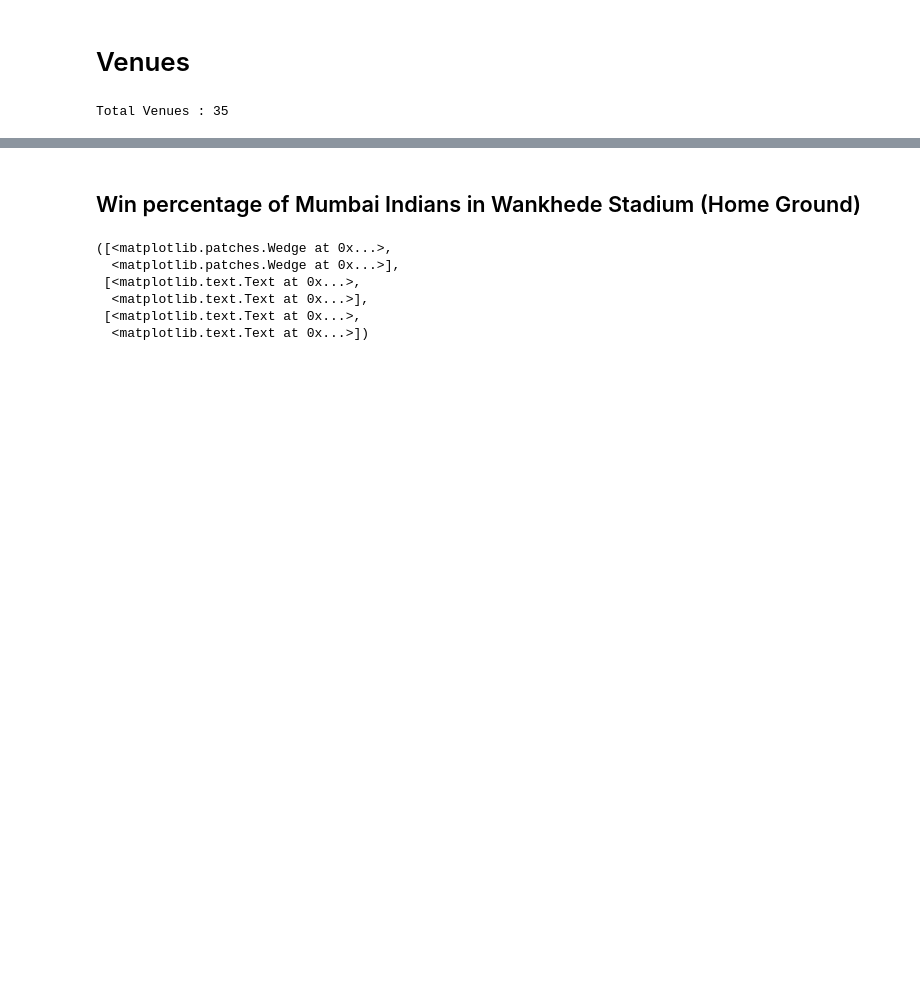
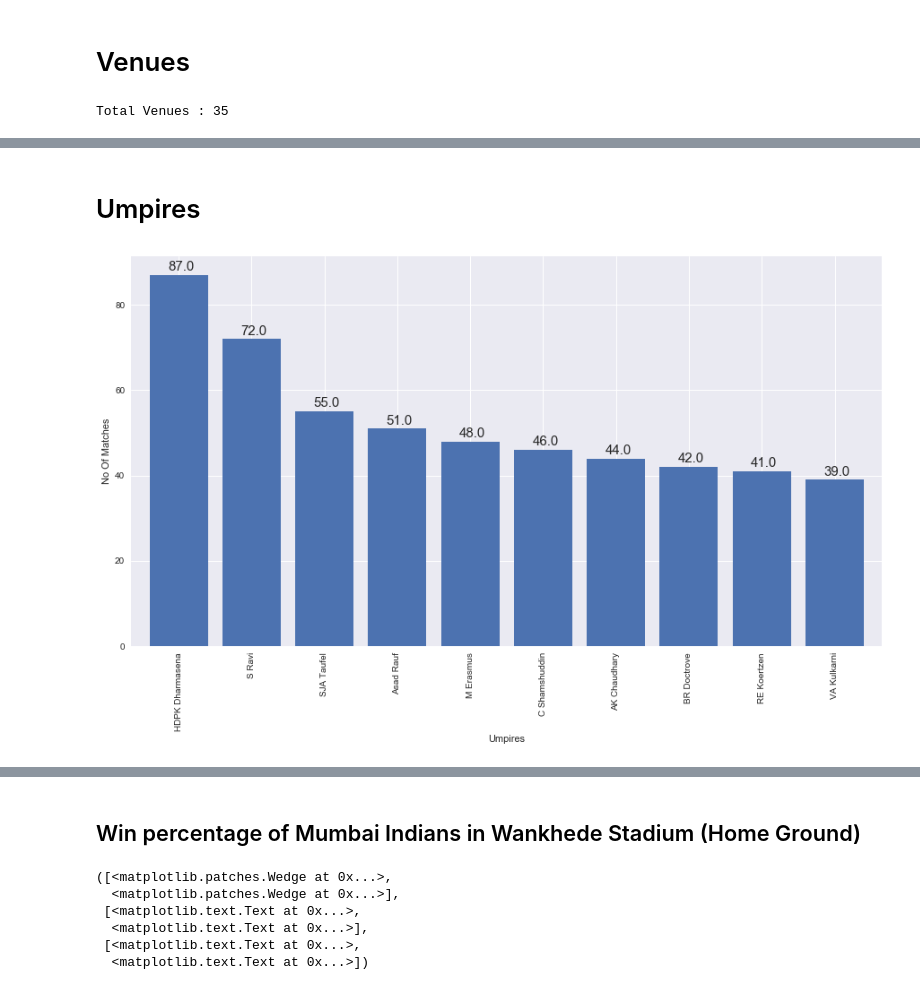
Before and after one commit to MCParab/Kaggle-Titanic, a Jupyter notebook: IPL/IPL_Data_Analysis.ipynb, the cells around one changed output, grey strips where cells are left out. Drawn from its saved outputs; the diff is of its cells as text; code cells hidden in the pictures; blank space fills up the shorter version.

```diff
--- a/IPL/IPL_Data_Analysis.ipynb
+++ b/IPL/IPL_Data_Analysis.ipynb
@@ -168,0 +211,16 @@ ax.set_xlabel('Different Grounds')
+# %% [markdown]
+# Umpires
+# %%
+# Umpires with maximum matches
+ump=pd.concat([matches['umpire1'],matches['umpire2']])
+#----------------------------------------------------------------------------------------------------------
+# Plotting Bar graph
+ax=plt.subplots(figsize=(15,8))
+ax=ump.value_counts().head(10).plot(kind="bar", width=0.8)
+ax.set_xlabel('Umpires')
+ax.set_ylabel('No Of Matches')
+for p in ax.patches:
+    ax.annotate(format(p.get_height()),(p.get_x()+0.25,p.get_height()+1),fontsize=15)
+plt.show()
+# %% [output]
+[figure, added]
```
Also changed, not shown: parts of 42 cells of this notebook.
